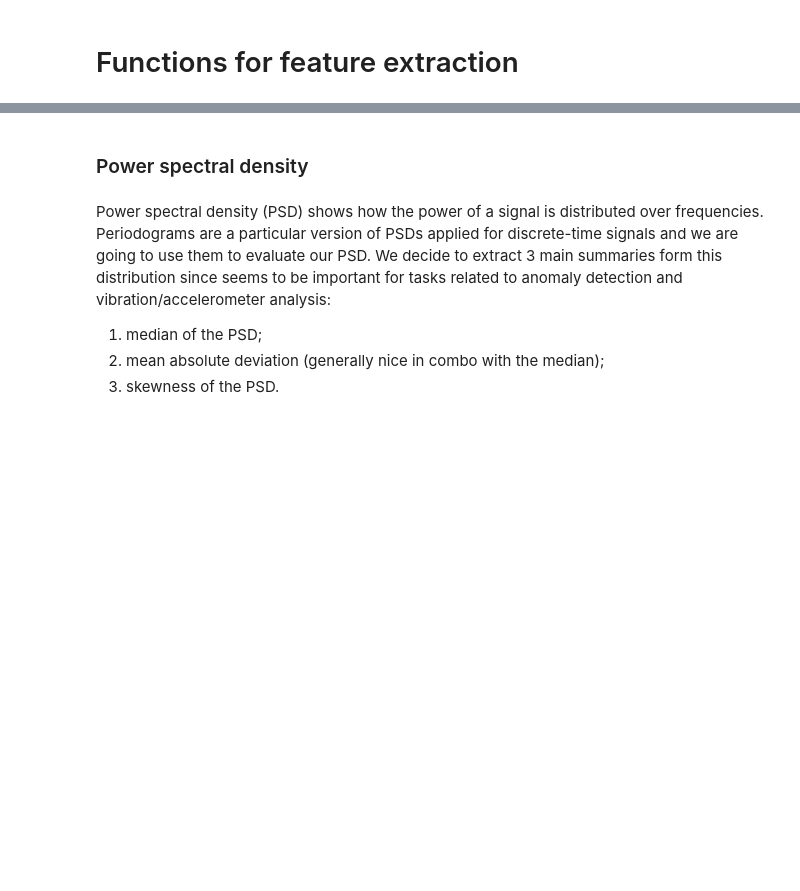
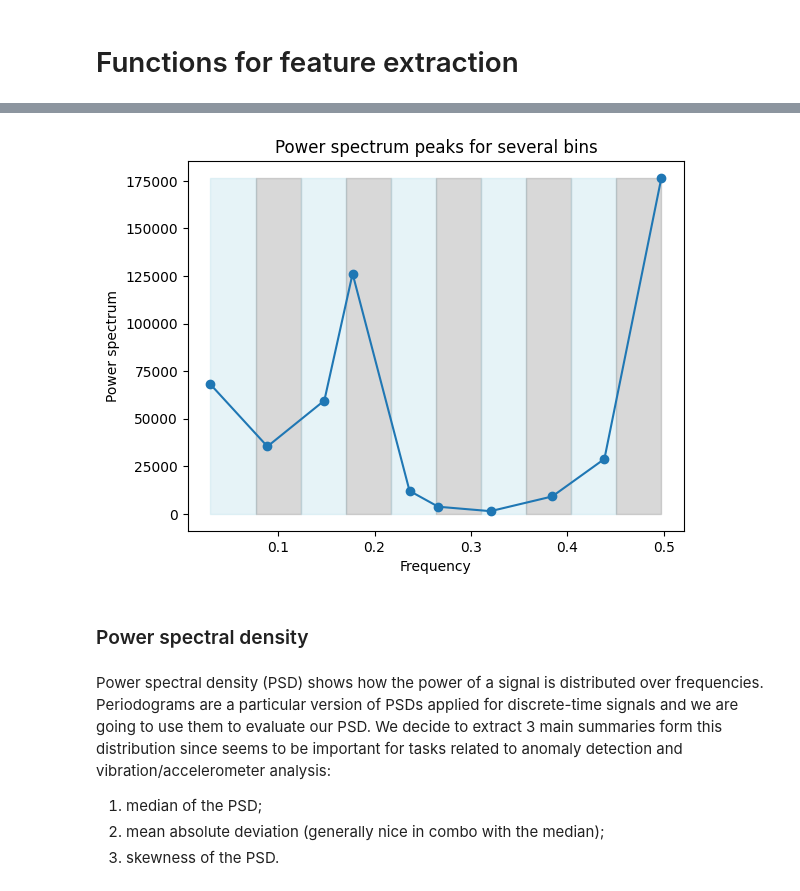
Before and after one commit to Engrima18/HACKATON-LHC-alert-detection, a Jupyter notebook: Hackaton.ipynb, the cells around one changed output, grey strips where cells are left out. Drawn from its saved outputs; the diff is of its cells as text; code cells hidden in the pictures; blank space fills up the shorter version.

```diff
--- a/Hackaton.ipynb
+++ b/Hackaton.ipynb
@@ -96,3 +80,7 @@ def fourier_magnitudes(signal: np.ndarray, n_bins: int = 10) -> np.ndarray:
+# %%
+plot_peaks(sample_ts)
+# %% [output]
+[figure, added]
 # %% [markdown]
 ### Power spectral density
 # %% [markdown]
```
Also changed, not shown: parts of 20 cells of this notebook, 3 other files.
